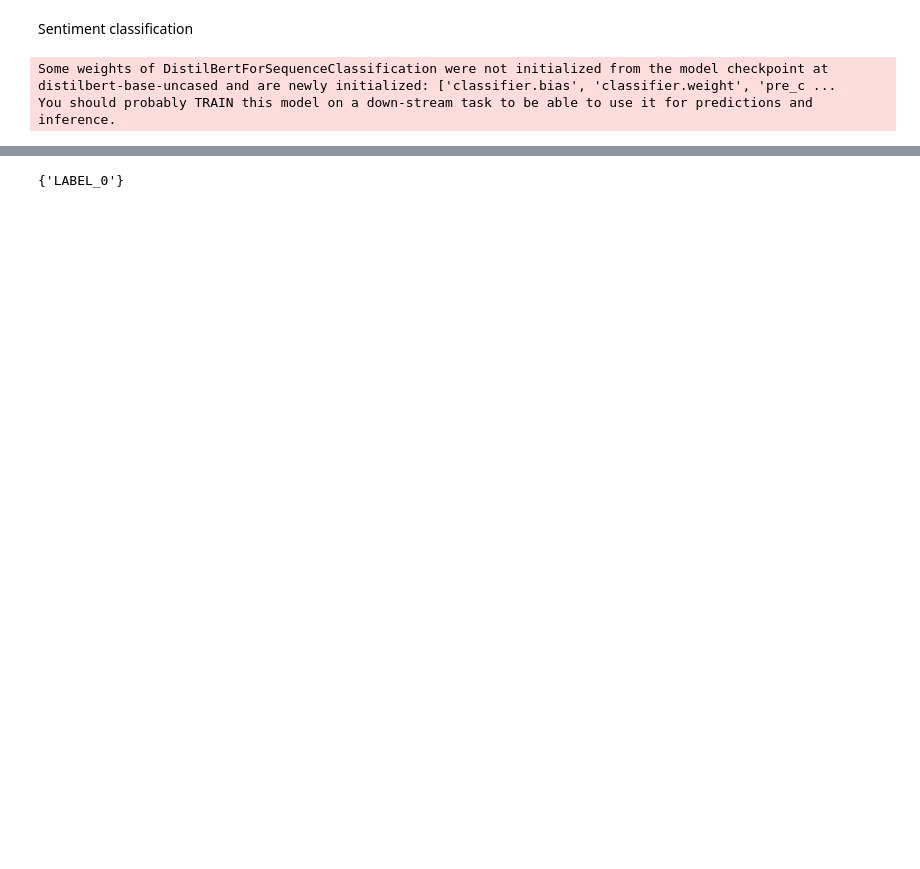
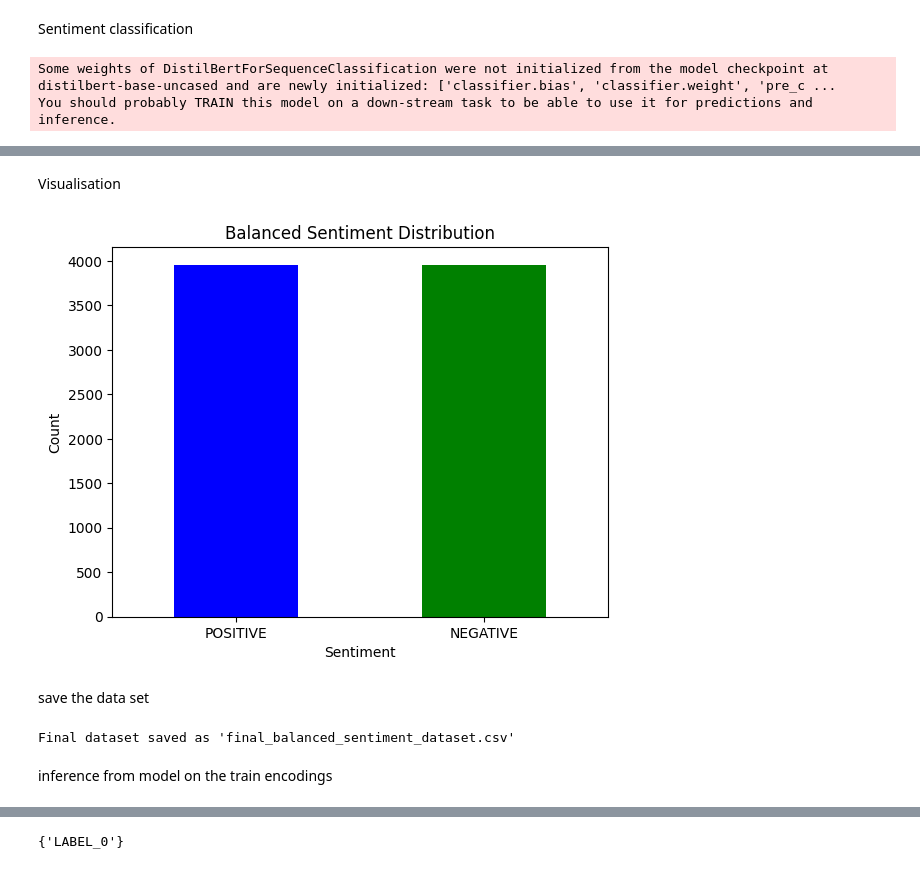
Before and after one commit to Marvin2798/roboreviews-project-, a Jupyter notebook: Untitled0.ipynb, the cells around one changed output, grey strips where cells are left out. Drawn from its saved outputs; the diff is of its cells as text; code cells hidden in the pictures; blank space fills up the shorter version.

```diff
--- a/Untitled0.ipynb
+++ b/Untitled0.ipynb
@@ -172,0 +505,6 @@ You should probably TRAIN this model on a down-stream task to be able to use it
+# %%
+positive_samples = smart_speakers[smart_speakers['sentiment'] == 'POSITIVE']
+negative_samples = smart_speakers[smart_speakers['sentiment'] == 'NEGATIVE']
+
+print(f"Positive samples: {len(positive_samples)}")
+print(f"Negative samples: {len(negative_samples)}")
@@ -172,0 +514,11 @@ You should probably TRAIN this model on a down-stream task to be able to use it
+# %%
+min_count = min(len(positive_samples), len(negative_samples))
+
+balanced_positive = positive_samples.sample(n=min_count, random_state=42)
+balanced_negative = negative_samples.sample(n=min_count, random_state=42)
+
+balanced_dataset = pd.concat([balanced_positive, balanced_negative])
+balanced_dataset = balanced_dataset.sample(frac=1, random_state=42).reset_index(drop=True)
+
+print(balanced_dataset['sentiment'].value_counts())
+print(balanced_dataset.shape)
@@ -173,3 +600,26 @@ You should probably TRAIN this model on a down-stream task to be able to use it
+# %% [markdown]
+Visualisation
+# %%
+import matplotlib.pyplot as plt
+
+# Bar chart for sentiment distribution
+balanced_dataset['sentiment'].value_counts().plot(kind='bar', color=['blue', 'green'])
+plt.title('Balanced Sentiment Distribution')
+plt.xlabel('Sentiment')
+plt.ylabel('Count')
+plt.xticks(rotation=0)
+plt.show()
+# %% [output]
+[figure, added]
+# %% [markdown]
+save the data set
+# %%
+balanced_dataset.to_csv('final_balanced_sentiment_dataset.csv', index=False)
+print("Final dataset saved as 'final_balanced_sentiment_dataset.csv'")
+# %% [output]
+Final dataset saved as 'final_balanced_sentiment_dataset.csv'
+# %% [markdown]
+inference from model on the train encodings
 # %%
 # prompt: inference from model on the train_encondings
 
```
Also changed, not shown: parts of 48 cells of this notebook.
